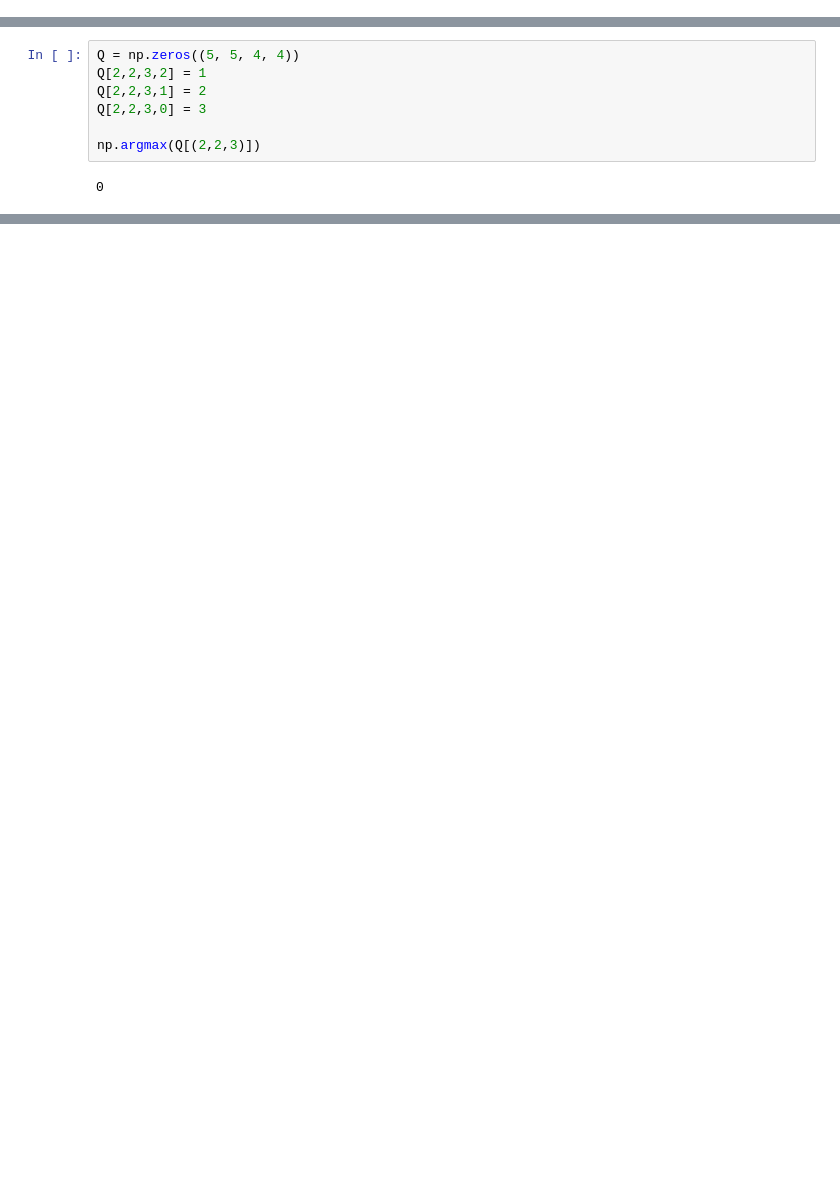
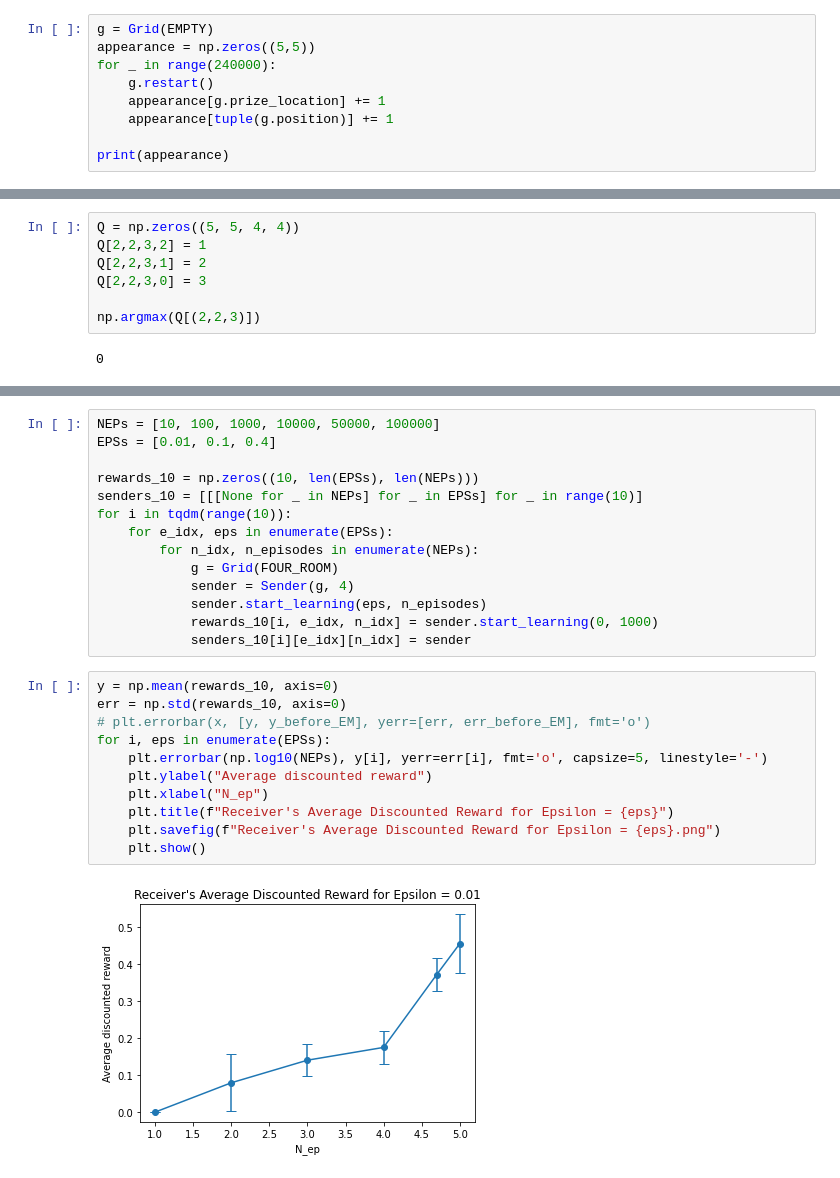
Before and after one commit to CosmoMaaya/CS486, a Jupyter notebook: A4/q2.ipynb, the cells around one changed output, grey strips where cells are left out. Drawn from its saved outputs; the diff is of its cells as text; blank space fills up the shorter version.

```diff
--- a/A4/q2.ipynb
+++ b/A4/q2.ipynb
@@ -87,3 +110,12 @@ class Grid():
         self.position = np.array([2,2])
         self.grid[self.prize_location] = GRID_EMPTY
         self.prize_location = self.__random_init_prize()
+# %%
+g = Grid(EMPTY)
+appearance = np.zeros((5,5))
+for _ in range(240000):
+    g.restart()
+    appearance[g.prize_location] += 1
+    appearance[tuple(g.position)] += 1
+
+print(appearance)
@@ -169,0 +316,27 @@ class Receiver():
+# %%
+NEPs = [10, 100, 1000, 10000, 50000, 100000]
+EPSs = [0.01, 0.1, 0.4]
+
+rewards_10 = np.zeros((10, len(EPSs), len(NEPs)))
+senders_10 = [[[None for _ in NEPs] for _ in EPSs] for _ in range(10)]
+for i in tqdm(range(10)):
+    for e_idx, eps in enumerate(EPSs):
+        for n_idx, n_episodes in enumerate(NEPs):
+            g = Grid(FOUR_ROOM)
+            sender = Sender(g, 4)
+            sender.start_learning(eps, n_episodes)
+            rewards_10[i, e_idx, n_idx] = sender.start_learning(0, 1000)
+            senders_10[i][e_idx][n_idx] = sender
+# %%
+y = np.mean(rewards_10, axis=0)
+err = np.std(rewards_10, axis=0)
+# plt.errorbar(x, [y, y_before_EM], yerr=[err, err_before_EM], fmt='o')
+for i, eps in enumerate(EPSs):
+    plt.errorbar(np.log10(NEPs), y[i], yerr=err[i], fmt='o', capsize=5, linestyle='-')
+    plt.ylabel("Average discounted reward")
+    plt.xlabel("N_ep")
+    plt.title(f"Receiver's Average Discounted Reward for Epsilon = {eps}")
+    plt.savefig(f"Receiver's Average Discounted Reward for Epsilon = {eps}.png")
+    plt.show()
+# %% [output]
+[figure, added]
```
Also changed, not shown: parts of 31 cells of this notebook, 44 other files.
